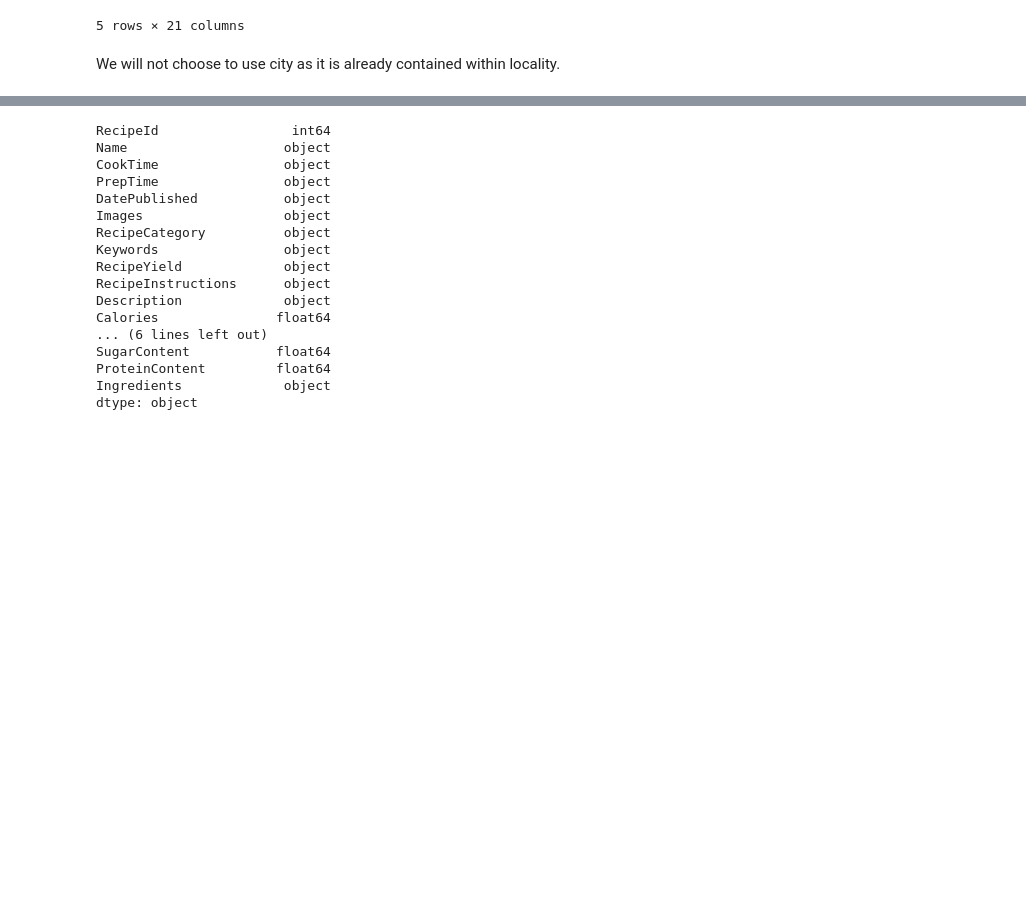
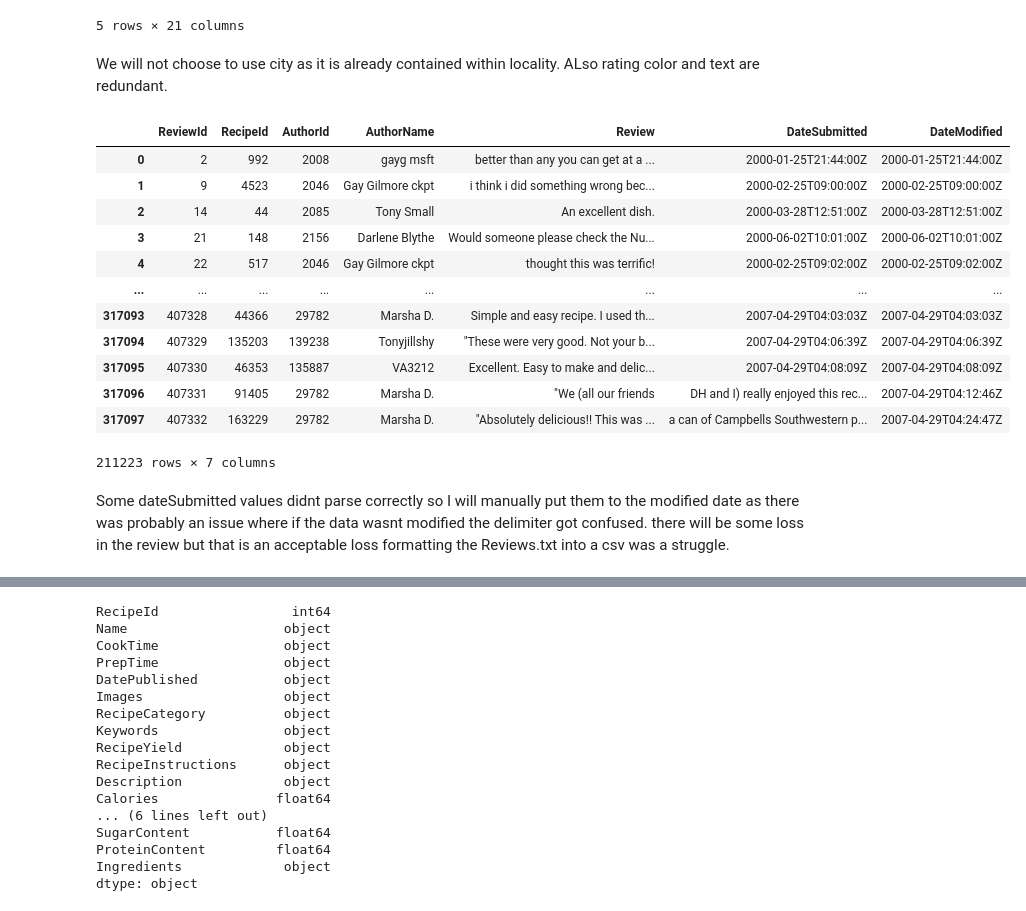
Before and after one commit to CantLooseToAMoose/KG_AG_1_Group_6, a Jupyter notebook: assignment_1_vocab.ipynb, the cells around one changed output, grey strips where cells are left out. Cells and saved outputs as stored; diff of their text form; code cells hidden in the pictures; blank space fills up the shorter version.

Commit message:
Full KG I think

```diff
--- a/assignment_1_vocab.ipynb
+++ b/assignment_1_vocab.ipynb
@@ -208,5 +213,5 @@ restaurants.head()
 | 4 | 3100446 | #45 | India | Mangalore | Ground Floor, Trinity Commercial ... | Attavar, Mangalore | 0.000000 | 0.000000 | ... |
 5 rows × 21 columns
 # %% [markdown]
-We will not choose to use city as it is already contained within locality.
+We will not choose to use city as it is already contained within locality. ALso rating color and text are redundant.
 # %%
@@ -213,0 +219,19 @@ restaurants.drop(columns='City', inplace= True)
+# %%
+reviews = pd.read_csv('Reviews.csv', delimiter = ',')
+reviews
+# %% [output]
+|  | ReviewId | RecipeId | AuthorId | AuthorName | Review | DateSubmitted | DateModified |
+| 0 | 2 | 992 | 2008 | gayg msft | better than any you can get at a ... | 2000-01-25T21:44:00Z | 2000-01-25T21:44:00Z |
+| 1 | 9 | 4523 | 2046 | Gay Gilmore ckpt | i think i did something wrong bec... | 2000-02-25T09:00:00Z | 2000-02-25T09:00:00Z |
+| 2 | 14 | 44 | 2085 | Tony Small | An excellent dish. | 2000-03-28T12:51:00Z | 2000-03-28T12:51:00Z |
+| 3 | 21 | 148 | 2156 | Darlene Blythe | Would someone please check the Nu... | 2000-06-02T10:01:00Z | 2000-06-02T10:01:00Z |
+| 4 | 22 | 517 | 2046 | Gay Gilmore ckpt | thought this was terrific! | 2000-02-25T09:02:00Z | 2000-02-25T09:02:00Z |
+| ... | ... | ... | ... | ... | ... | ... | ... |
+| 317093 | 407328 | 44366 | 29782 | Marsha D. | Simple and easy recipe. I used th... | 2007-04-29T04:03:03Z | 2007-04-29T04:03:03Z |
+| 317094 | 407329 | 135203 | 139238 | Tonyjillshy | "These were very good. Not your b... | 2007-04-29T04:06:39Z | 2007-04-29T04:06:39Z |
+| 317095 | 407330 | 46353 | 135887 | VA3212 | Excellent. Easy to make and delic... | 2007-04-29T04:08:09Z | 2007-04-29T04:08:09Z |
+| 317096 | 407331 | 91405 | 29782 | Marsha D. | "We (all our friends | DH and I) really enjoyed this rec... | 2007-04-29T04:12:46Z |
+| 317097 | 407332 | 163229 | 29782 | Marsha D. | "Absolutely delicious!! This was ... | a can of Campbells Southwestern p... | 2007-04-29T04:24:47Z |
+211223 rows × 7 columns
+# %% [markdown]
+Some dateSubmitted values didnt parse correctly so I will manually put them to the modified date as there was probably an issue where if the data wasnt modified the delimiter got confused. there will be some loss in the review but that is an acceptable loss formatting the Reviews.txt into a csv was a struggle.
```
Also changed, not shown: parts of 17 cells of this notebook, 1 other file.
